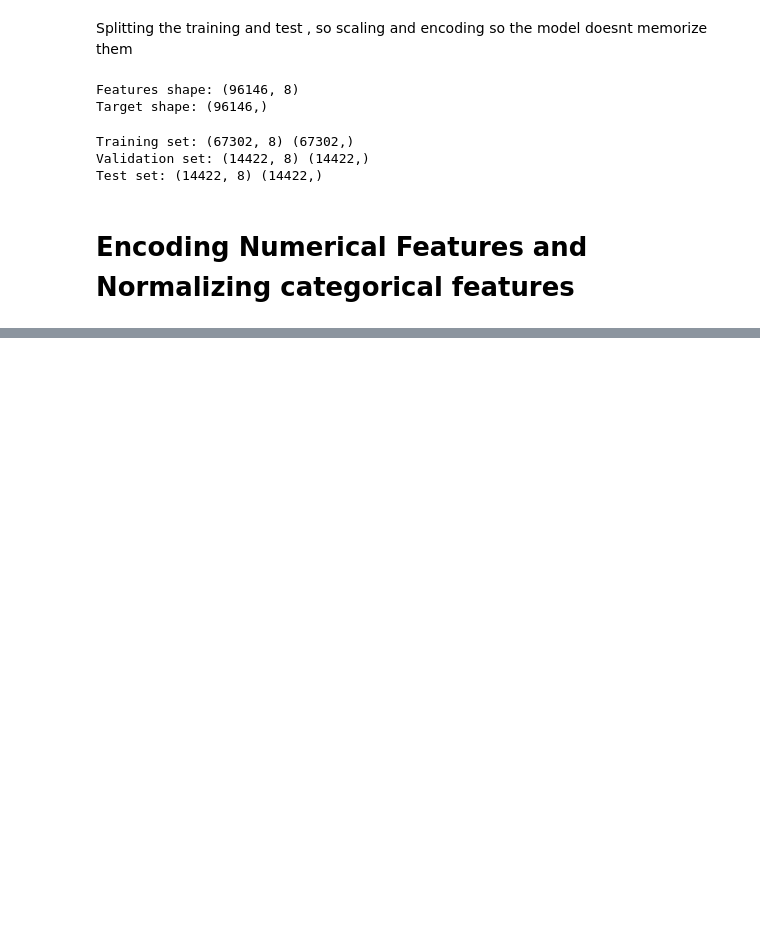
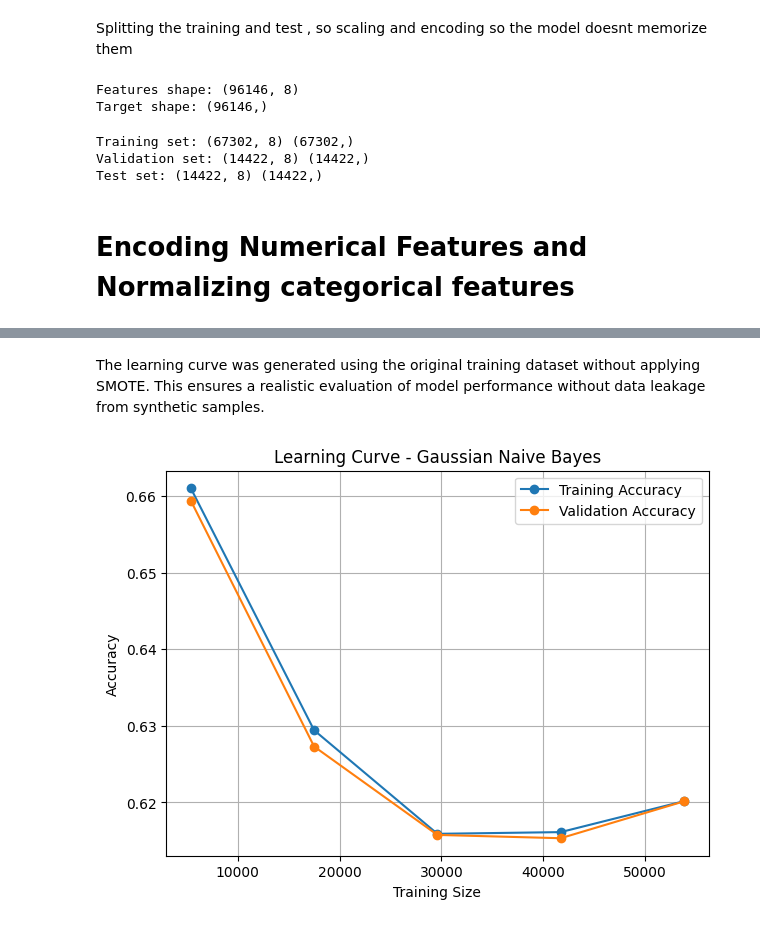
Before and after one commit to mohamedelziat50/Diabetes-Disease-Classification-MIU, a Jupyter notebook: Diabetes_Classification.ipynb, the cells around one changed output, grey strips where cells are left out. Drawn from its saved outputs; the diff is of its cells as text; code cells hidden in the pictures; blank space fills up the shorter version.

```diff
--- a/Diabetes_Classification.ipynb
+++ b/Diabetes_Classification.ipynb
@@ -762,0 +784,26 @@ plt.show()
+# %% [markdown]
+The learning curve was generated using the original training dataset without applying SMOTE. This ensures a realistic evaluation of model performance without data leakage from synthetic samples.
+# %%
+train_sizes, train_scores, val_scores = learning_curve(
+    GaussianNB(),
+    X_train_processed,
+    y_train,
+    cv=5,
+    scoring="accuracy",
+    train_sizes=np.linspace(0.1, 1.0, 5)
+)
+
+train_mean = train_scores.mean(axis=1)
+val_mean = val_scores.mean(axis=1)
+
+plt.figure(figsize=(7, 5))
+plt.plot(train_sizes, train_mean, marker="o", label="Training Accuracy")
+plt.plot(train_sizes, val_mean, marker="o", label="Validation Accuracy")
+plt.title("Learning Curve - Gaussian Naive Bayes")
+plt.xlabel("Training Size")
+plt.ylabel("Accuracy")
+plt.legend()
+plt.grid(True)
+plt.show()
+# %% [output]
+[figure, added]
```
Also changed, not shown: parts of 19 cells of this notebook.
